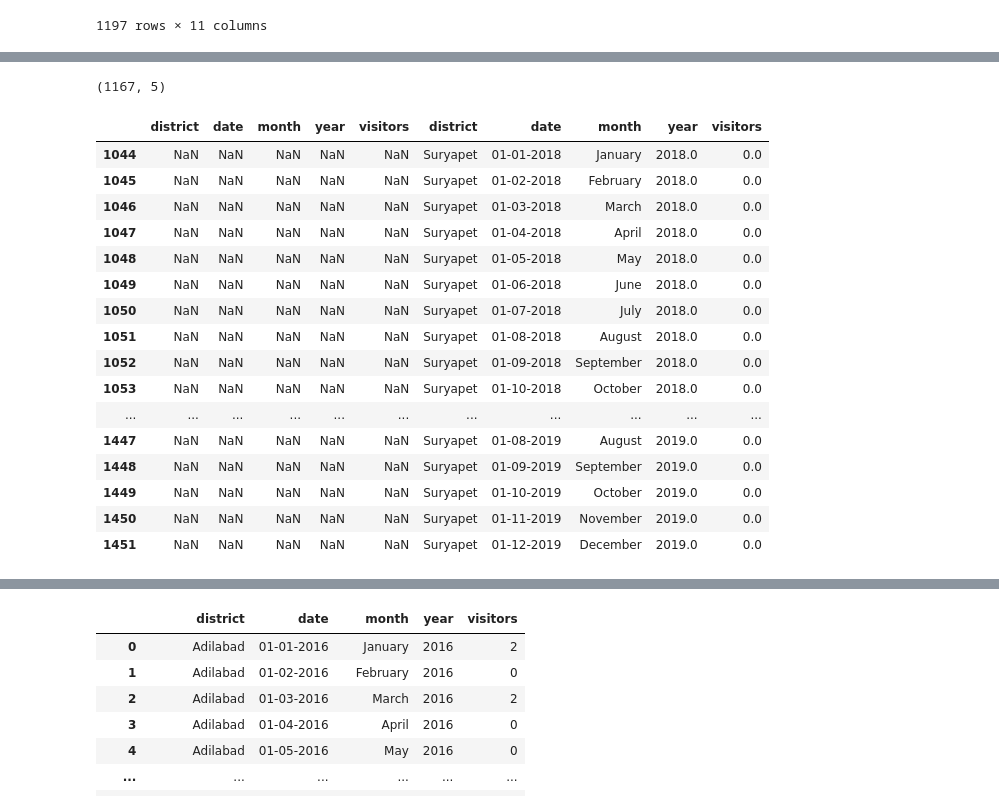
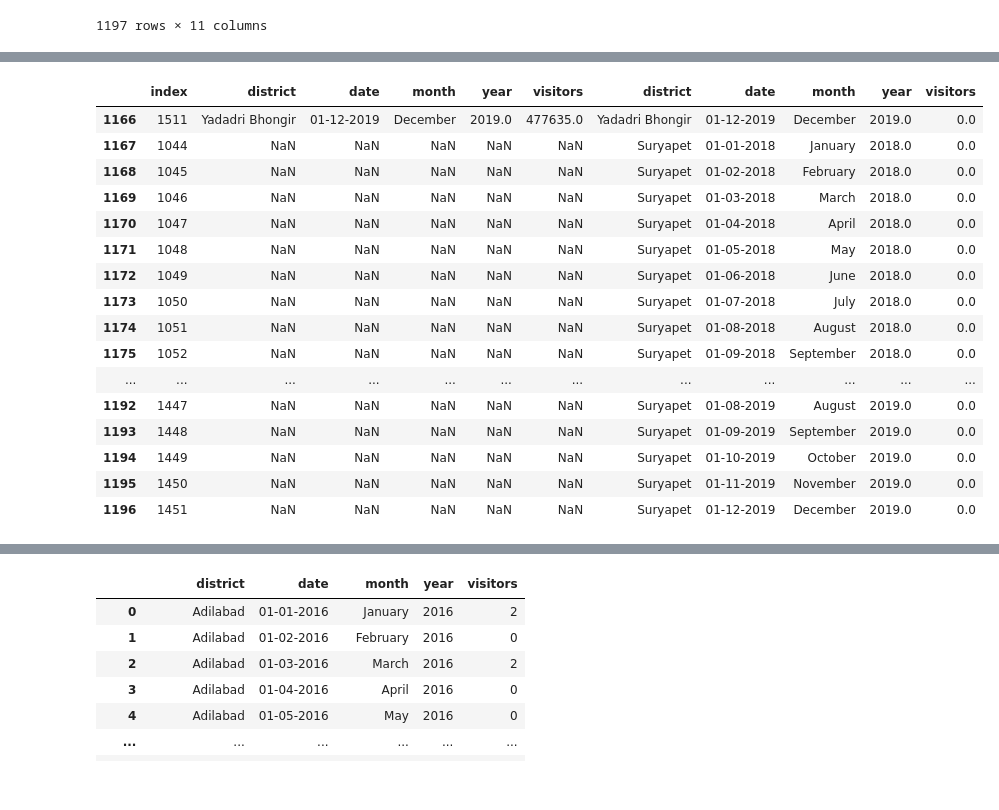
Before and after one commit to sourabhms66/Tourism_Revenue, a Jupyter notebook: codes.ipynb, the cells around one changed output, grey strips where cells are left out. Saved outputs shown, nothing was run; the diff lists cells and outputs as text; code cells hidden in the pictures.

```diff
--- a/codes.ipynb
+++ b/codes.ipynb
@@ -334,24 +325,20 @@ domestic_clean.tail(5)
-# %%
-domestic_clean.shape
-# %% [output]
-(1167, 5)
 # %%
-pd.concat([domestic_clean,foreign_clean],axis=1).tail(30)
+pd.concat([domestic_clean,foreign_clean],axis=1).reset_index().tail(31)
 # %% [output]
-|  | district | date | month | year | visitors | district | date | month | year | visitors |
-| 1044 | NaN | NaN | NaN | NaN | NaN | Suryapet | 01-01-2018 | January | 2018.0 | 0.0 |
-| 1045 | NaN | NaN | NaN | NaN | NaN | Suryapet | 01-02-2018 | February | 2018.0 | 0.0 |
-| 1046 | NaN | NaN | NaN | NaN | NaN | Suryapet | 01-03-2018 | March | 2018.0 | 0.0 |
-| 1047 | NaN | NaN | NaN | NaN | NaN | Suryapet | 01-04-2018 | April | 2018.0 | 0.0 |
-| 1048 | NaN | NaN | NaN | NaN | NaN | Suryapet | 01-05-2018 | May | 2018.0 | 0.0 |
-| 1049 | NaN | NaN | NaN | NaN | NaN | Suryapet | 01-06-2018 | June | 2018.0 | 0.0 |
-| 1050 | NaN | NaN | NaN | NaN | NaN | Suryapet | 01-07-2018 | July | 2018.0 | 0.0 |
-| 1051 | NaN | NaN | NaN | NaN | NaN | Suryapet | 01-08-2018 | August | 2018.0 | 0.0 |
-| 1052 | NaN | NaN | NaN | NaN | NaN | Suryapet | 01-09-2018 | September | 2018.0 | 0.0 |
-| 1053 | NaN | NaN | NaN | NaN | NaN | Suryapet | 01-10-2018 | October | 2018.0 | 0.0 |
-| ... | ... | ... | ... | ... | ... | ... | ... | ... | ... | ... |
-| 1447 | NaN | NaN | NaN | NaN | NaN | Suryapet | 01-08-2019 | August | 2019.0 | 0.0 |
-| 1448 | NaN | NaN | NaN | NaN | NaN | Suryapet | 01-09-2019 | September | 2019.0 | 0.0 |
-| 1449 | NaN | NaN | NaN | NaN | NaN | Suryapet | 01-10-2019 | October | 2019.0 | 0.0 |
-| 1450 | NaN | NaN | NaN | NaN | NaN | Suryapet | 01-11-2019 | November | 2019.0 | 0.0 |
-| 1451 | NaN | NaN | NaN | NaN | NaN | Suryapet | 01-12-2019 | December | 2019.0 | 0.0 |
+|  | index | district | date | month | year | visitors | district | date | month | year | visitors |
+| 1166 | 1511 | Yadadri Bhongir | 01-12-2019 | December | 2019.0 | 477635.0 | Yadadri Bhongir | 01-12-2019 | December | 2019.0 | 0.0 |
+| 1167 | 1044 | NaN | NaN | NaN | NaN | NaN | Suryapet | 01-01-2018 | January | 2018.0 | 0.0 |
+| 1168 | 1045 | NaN | NaN | NaN | NaN | NaN | Suryapet | 01-02-2018 | February | 2018.0 | 0.0 |
+| 1169 | 1046 | NaN | NaN | NaN | NaN | NaN | Suryapet | 01-03-2018 | March | 2018.0 | 0.0 |
+| 1170 | 1047 | NaN | NaN | NaN | NaN | NaN | Suryapet | 01-04-2018 | April | 2018.0 | 0.0 |
+| 1171 | 1048 | NaN | NaN | NaN | NaN | NaN | Suryapet | 01-05-2018 | May | 2018.0 | 0.0 |
+| 1172 | 1049 | NaN | NaN | NaN | NaN | NaN | Suryapet | 01-06-2018 | June | 2018.0 | 0.0 |
+| 1173 | 1050 | NaN | NaN | NaN | NaN | NaN | Suryapet | 01-07-2018 | July | 2018.0 | 0.0 |
+| 1174 | 1051 | NaN | NaN | NaN | NaN | NaN | Suryapet | 01-08-2018 | August | 2018.0 | 0.0 |
+| 1175 | 1052 | NaN | NaN | NaN | NaN | NaN | Suryapet | 01-09-2018 | September | 2018.0 | 0.0 |
+| ... | ... | ... | ... | ... | ... | ... | ... | ... | ... | ... | ... |
+| 1192 | 1447 | NaN | NaN | NaN | NaN | NaN | Suryapet | 01-08-2019 | August | 2019.0 | 0.0 |
+| 1193 | 1448 | NaN | NaN | NaN | NaN | NaN | Suryapet | 01-09-2019 | September | 2019.0 | 0.0 |
+| 1194 | 1449 | NaN | NaN | NaN | NaN | NaN | Suryapet | 01-10-2019 | October | 2019.0 | 0.0 |
+| 1195 | 1450 | NaN | NaN | NaN | NaN | NaN | Suryapet | 01-11-2019 | November | 2019.0 | 0.0 |
+| 1196 | 1451 | NaN | NaN | NaN | NaN | NaN | Suryapet | 01-12-2019 | December | 2019.0 | 0.0 |
```
Also changed, not shown: parts of 5 cells of this notebook.
